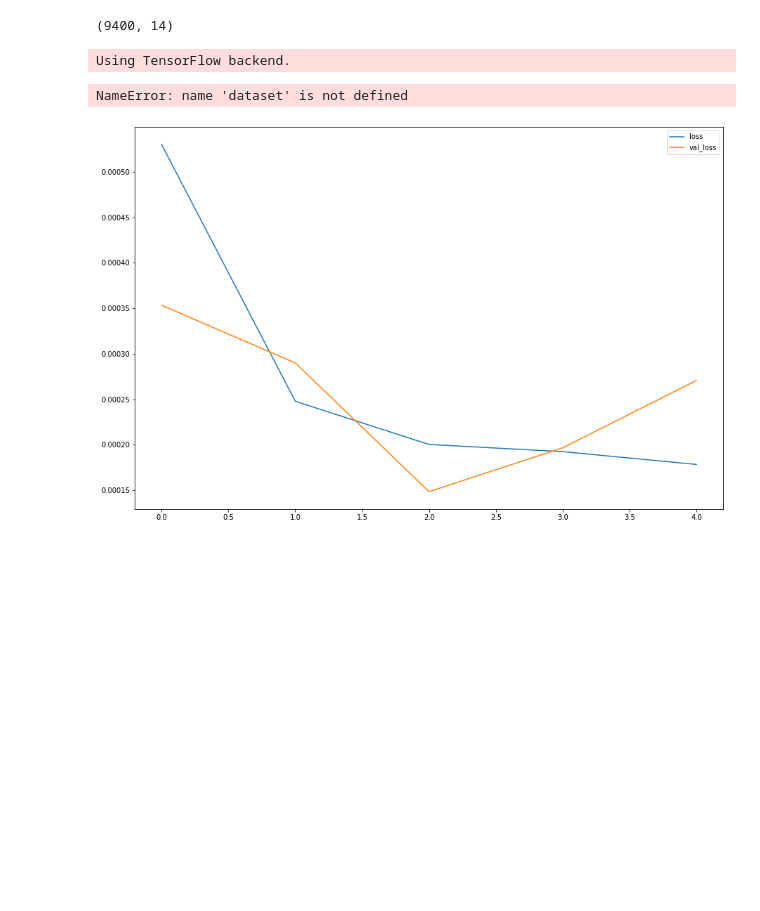
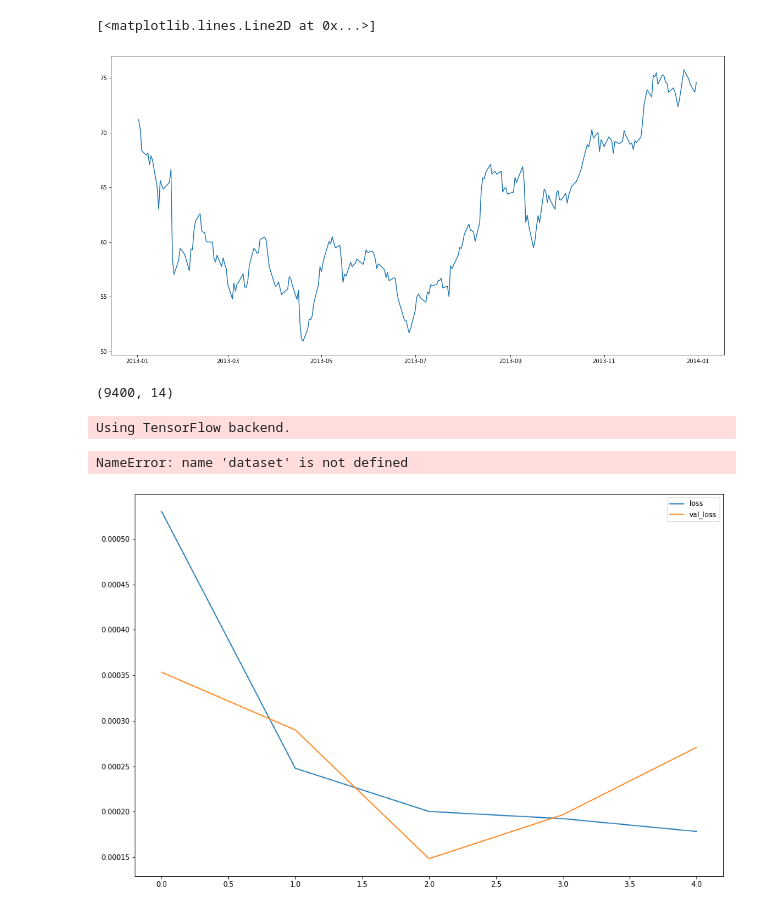
Before and after one commit to TFM-UAH/uah, a Jupyter notebook: ml/lstm/LSTM APPLE AHEAD.ipynb, the cells around one changed output. Cells and saved outputs as stored; diff of their text form; code cells hidden in the pictures; blank space fills up the shorter version.

```diff
--- a/ml/lstm/LSTM APPLE AHEAD.ipynb
+++ b/ml/lstm/LSTM APPLE AHEAD.ipynb
@@ -55,3 +65,8 @@ To register the converters:
+# %%
+plt.plot(appl[(appl['DATE']>'2013-01-01')&(appl['DATE']<='2014-01-01')]['ADJ_CLOSE'], label='Apple 2013 Close Price history')
+# %% [output]
+[<matplotlib.lines.Line2D at 0x...>]
+[figure, added]
 # %%
 appl.shape
 # %% [output]
```
Also changed, not shown: parts of 3 cells of this notebook.
